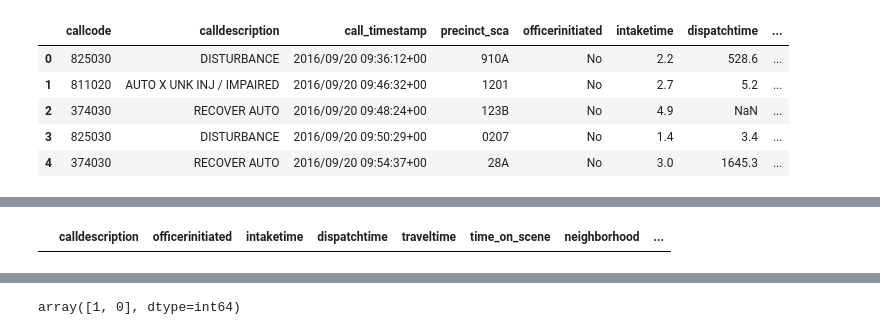
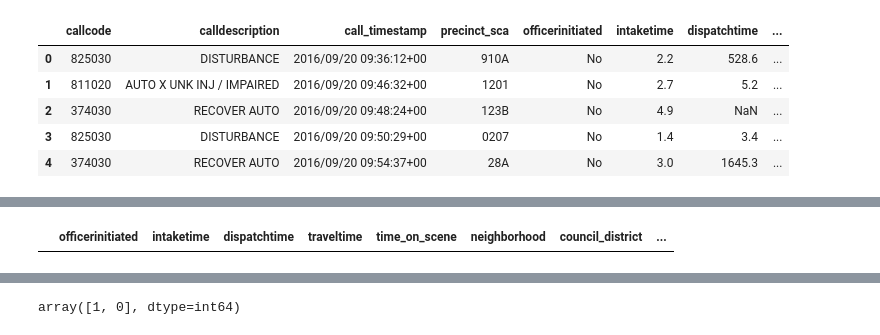
Before and after one commit to jedc4xer/model_assessment, a Jupyter notebook: seriously_slimmed_911.ipynb, the cells around one changed output, grey strips where cells are left out. Saved outputs shown, nothing was run; the diff lists cells and outputs as text; code cells hidden in the pictures.

```diff
--- a/seriously_slimmed_911.ipynb
+++ b/seriously_slimmed_911.ipynb
@@ -145,0 +131,3 @@ detroit_df
+# %%
+detroit_df.drop(columns = ['calldescription'], inplace = True)
+detroit_df
@@ -146,4 +148,4 @@ detroit_df
 # %%
-detroit_df[(detroit_df[detroit_df.columns[10]] == ' ')]
+detroit_df[(detroit_df[detroit_df.columns[7]] == ' ')]
 # %% [output]
-|  | calldescription | officerinitiated | intaketime | dispatchtime | traveltime | time_on_scene | neighborhood | ... |
+|  | officerinitiated | intaketime | dispatchtime | traveltime | time_on_scene | neighborhood | council_district | ... |
```
Also changed, not shown: parts of 20 cells of this notebook, 2 other files.
